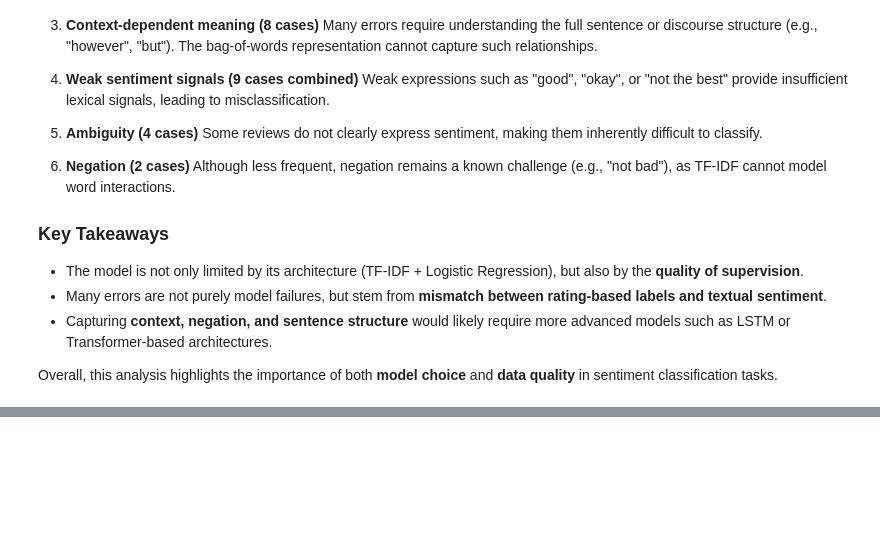
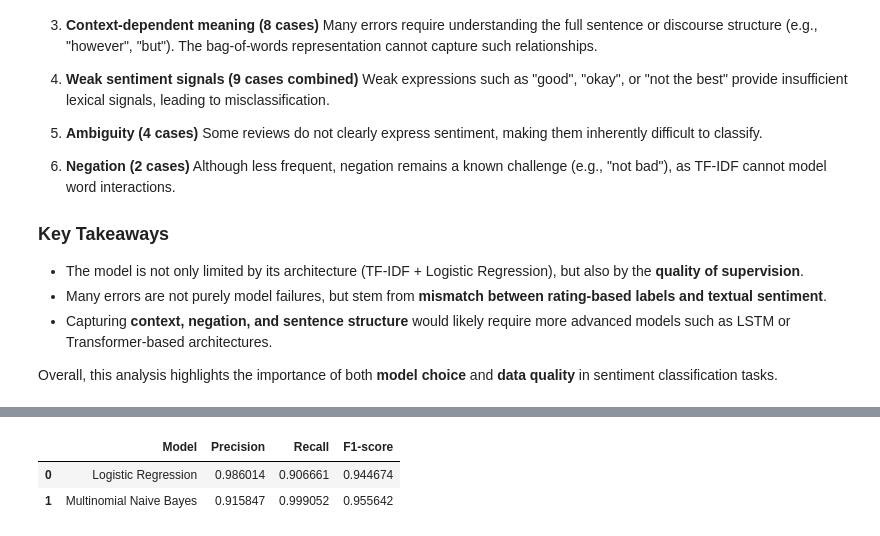
Before and after one commit to trandamkhanh311207-glitch/amazon-sentiment-analysis, a Jupyter notebook: notebooks/main.ipynb, the cells around one changed output, grey strips where cells are left out. Drawn from its saved outputs; the diff is of its cells as text; code cells hidden in the pictures; blank space fills up the shorter version.

Commit message:
update: add naive bayes + improve analysis

```diff
--- a/notebooks/main.ipynb
+++ b/notebooks/main.ipynb
@@ -410,0 +417,8 @@ Overall, this analysis highlights the importance of both **model choice** and **
+# %%
+from sklearn.naive_bayes import MultinomialNB
+from sklearn.metrics import classification_report
+nb_model = MultinomialNB()
+nb_model.fit(x_train_tfidf, y_train)
+y_pred_nb = nb_model.predict(x_test_tfidf)
+print("MultinomialNB Classification Report:")
+print(classification_report(y_test, y_pred_nb))
@@ -410,0 +435,27 @@ Overall, this analysis highlights the importance of both **model choice** and **
+# %%
+y_pred_nb_binary = pd.Series(y_pred_nb).map({"positive": 1, "negative": 0}).values
+# %%
+from sklearn.metrics import precision_score, recall_score, f1_score
+import pandas as pd
+
+comparison_df = pd.DataFrame({
+    "Model": ["Logistic Regression", "Multinomial Naive Bayes"],
+    "Precision": [
+        precision_score(y_test_binary, y_pred),
+        precision_score(y_test_binary, y_pred_nb_binary)
+    ],
+    "Recall": [
+        recall_score(y_test_binary, y_pred),
+        recall_score(y_test_binary, y_pred_nb_binary)
+    ],
+    "F1-score": [
+        f1_score(y_test_binary, y_pred),
+        f1_score(y_test_binary, y_pred_nb_binary)
+    ]
+})
+
+comparison_df
+# %% [output]
+|  | Model | Precision | Recall | F1-score |
+| 0 | Logistic Regression | 0.986014 | 0.906661 | 0.944674 |
+| 1 | Multinomial Naive Bayes | 0.915847 | 0.999052 | 0.955642 |
```
Also changed, not shown: parts of 10 cells of this notebook.
